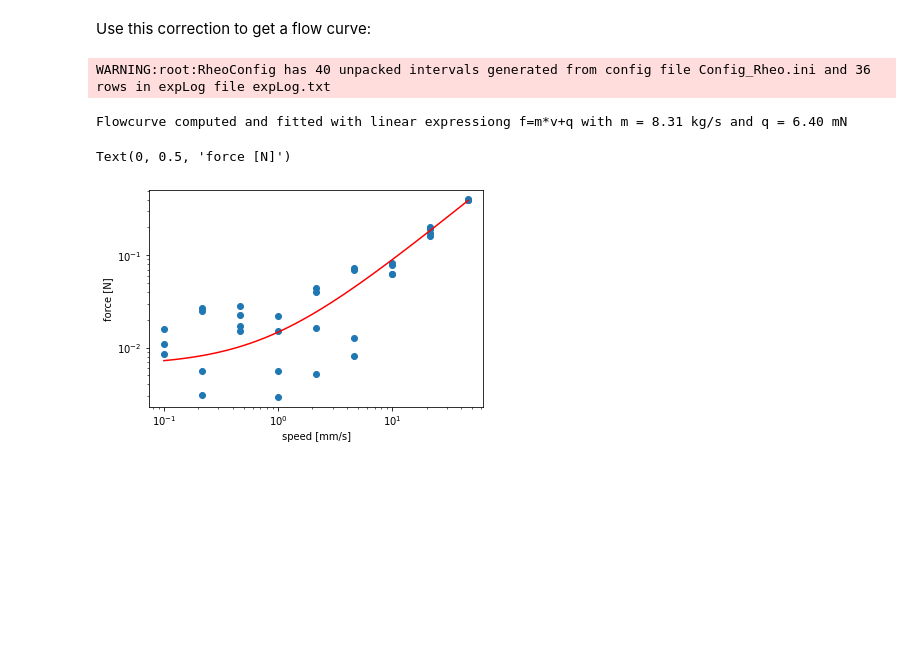
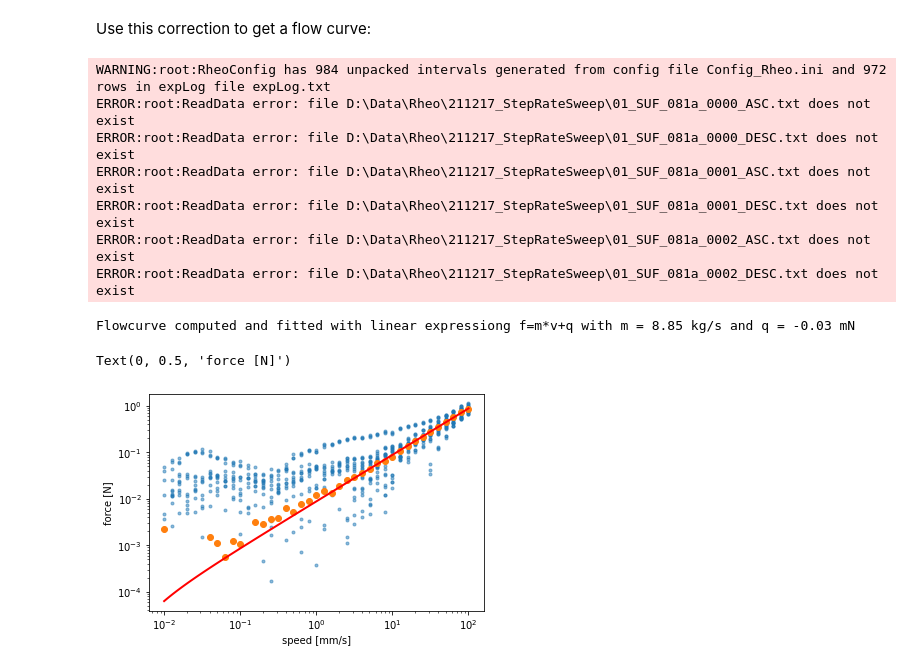
Before and after one commit to steaime/RheoShearCell_postproc, a Jupyter notebook: tutorial2_ForceCorrection.ipynb, the cells around one changed output. Cells and saved outputs as stored; diff of their text form; code cells hidden in the pictures; blank space fills up the shorter version.

```diff
--- a/tutorial2_ForceCorrection.ipynb
+++ b/tutorial2_ForceCorrection.ipynb
@@ -8,12 +8,12 @@ from rDLSpp import RheoCorr as rcorr
 # %% [markdown]
 Let's load the rheology experimental protocol and one sample dataset as described in the previous tutorial:
 # %%
-froot = 'D:\\Data\\Temp'
+froot = 'D:\\Data\\Rheo\\211217_StepRateSweep'
 rheo_protocol = rconf.RheoProtocol(froot, 'Config_Rheo.ini', 'expLog.txt')
 list_names = rheo_protocol.GetFullFilenames()
 rheo_explog = rheo_protocol.LoadExpLog()
 
-fidx = 10
+fidx = 50
 int_time, int_pos, int_speed, int_force = iof.ReadRheoData(list_names[fidx], usecols=(1, 2, 3, 5), unpack=True)
 if int_pos is not None:
     fig, ax = plt.subplots()
@@ -86,5 +88,5 @@ We can also use one of the raw datasets directly coming from a rheology measurem
 # %%
-fidx_static = 35
+fidx_static = 727
 int_time_stat, int_pos_stat, int_speed_stat, int_force_stat = iof.ReadRheoData(list_names[fidx_static], usecols=(1, 2, 3, 5), unpack=True)
 if int_pos is not None:
     fig, ax = plt.subplots()
@@ -120,26 +122,48 @@ Use this correction to get a flow curve:
 # %%
 speed = []
 avg_force = []
 avg_posrange = [7.5, 17.5]
 for i in range(rheo_protocol.CountIntervals(unpacked=True, check_explog=True)):
     if (i != fidx_static):
+        cur_speed = float(rheo_protocol.LoadExpLog().iloc[i]['Speed'])
         cur_int_pos, cur_int_force = iof.ReadRheoData(list_names[i], usecols=(2, 5), unpack=True)
-        cur_int_force_corr = force_corr.Correct(cur_int_force, cur_int_pos, inplace=False)
-        speed.append(float(rheo_protocol.LoadExpLog().iloc[i]['Speed']))
-        avg_force.append(np.mean(cur_int_force_corr[np.where(np.logical_and(cur_int_pos>=avg_posrange[0], cur_int_pos<=avg_posrange[1]))]))
-m, q = np.polyfit(speed, np.abs(avg_force), 1)
+        if cur_speed is not None and cur_int_pos is not None and cur_int_force is not None:
+            cur_int_force_corr = force_corr.Correct(cur_int_force, cur_int_pos, inplace=False)
+            speed.append(cur_speed)
+            if '_ASC' in list_names[i]:
+                cur_int_force_corr *= -1.0
+            avg_force.append(np.mean(cur_int_force_corr[np.where(np.logical_and(cur_int_pos>=avg_posrange[0], cur_int_pos<=avg_posrange[1]))]))
+un_speed = []
+avg_force_avg = []
+avg_force_std = []
+speed = np.asarray(speed)
+avg_force = np.asarray(avg_force)
+for unique_speed in sorted(set(speed)):
+    cur_avgforce = np.mean(avg_force[np.where(speed==unique_speed)])
+    cur_stdforce = np.std(avg_force[np.where(speed==unique_speed)])
+    un_speed.append(unique_speed)
+    avg_force_avg.append(cur_avgforce)
+    avg_force_std.append(cur_stdforce)
+m, q = np.polyfit(un_speed, avg_force_avg, 1)
 print('Flowcurve computed and fitted with linear expressiong f=m*v+q with m = {0:.2f} kg/s and q = {1:.2f} mN'.format(m*1e3, q*1e3))
 
 fig, ax = plt.subplots()
-ax.plot(speed, np.abs(avg_force), 'o')
+ax.plot(speed, avg_force, '.', alpha=0.5)
+ax.plot(un_speed, avg_force_avg, 'o')
 xarr = np.geomspace(np.min(speed), np.max(speed), 100)
-ax.plot(xarr, m*xarr+q, 'r-')
+ax.plot(xarr, m*xarr+q, 'r-', lw=2)
 ax.set_xscale('log')
 ax.set_yscale('log')
 ax.set_xlabel('speed [mm/s]')
 ax.set_ylabel('force [N]')
 # %% [output]
-WARNING:root:RheoConfig has 40 unpacked intervals generated from config file Config_Rheo.ini and 36 rows in expLog file expLog.txt
+WARNING:root:RheoConfig has 984 unpacked intervals generated from config file Config_Rheo.ini and 972 rows in expLog file expLog.txt
+ERROR:root:ReadData error: file D:\Data\Rheo\211217_StepRateSweep\01_SUF_081a_0000_ASC.txt does not exist
+ERROR:root:ReadData error: file D:\Data\Rheo\211217_StepRateSweep\01_SUF_081a_0000_DESC.txt does not exist
+ERROR:root:ReadData error: file D:\Data\Rheo\211217_StepRateSweep\01_SUF_081a_0001_ASC.txt does not exist
+ERROR:root:ReadData error: file D:\Data\Rheo\211217_StepRateSweep\01_SUF_081a_0001_DESC.txt does not exist
+ERROR:root:ReadData error: file D:\Data\Rheo\211217_StepRateSweep\01_SUF_081a_0002_ASC.txt does not exist
+ERROR:root:ReadData error: file D:\Data\Rheo\211217_StepRateSweep\01_SUF_081a_0002_DESC.txt does not exist
-Flowcurve computed and fitted with linear expressiong f=m*v+q with m = 8.31 kg/s and q = 6.40 mN
+Flowcurve computed and fitted with linear expressiong f=m*v+q with m = 8.85 kg/s and q = -0.03 mN
 Text(0, 0.5, 'force [N]')
-[figure, old version]
+[figure, new version]
```
Also changed, not shown: parts of 5 cells of this notebook, 6 other files.
